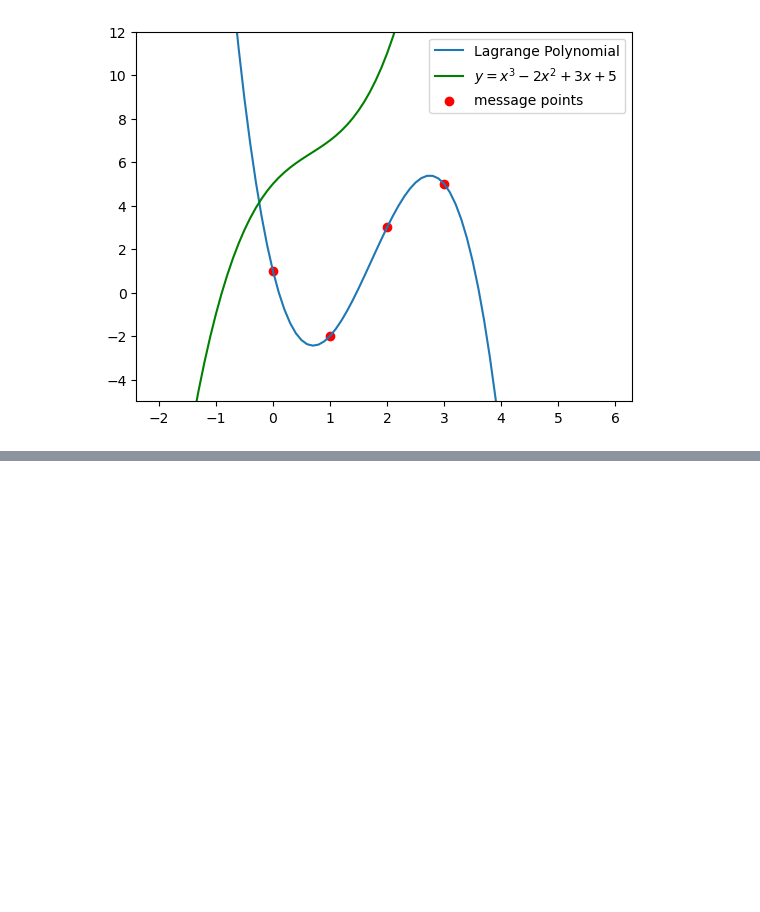
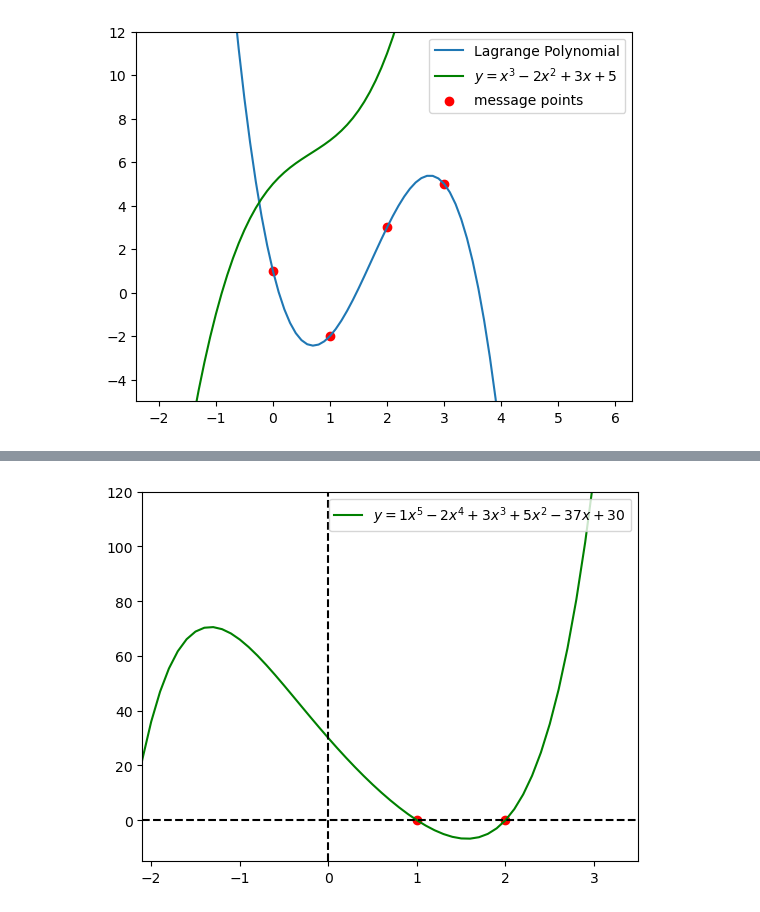
Before and after one commit to SumeetKul/qrcodes, a Jupyter notebook: ErrorCorrection.ipynb, the cells around one changed output, grey strips where cells are left out. Saved outputs shown, nothing was run; the diff lists cells and outputs as text; code cells hidden in the pictures; blank space fills up the shorter version.

```diff
--- a/ErrorCorrection.ipynb
+++ b/ErrorCorrection.ipynb
@@ -134,0 +149,14 @@ plt.show()
+# %%
+x = np.arange(-2.5,6,0.1)
+y = x**5 - 2*x**4 + 3*x**3 + 5*x**2 - 37*x + 30
+
+plt.plot(x, y, c='green', label=r'$y = 1x^5 - 2x^4 +3x^3 +5x^2 - 37x + 30$')
+plt.axhline(y=0, c='k', linestyle='--')
+plt.axvline(x=0, c='k', linestyle='--')
+plt.scatter([1,2],[0,0],c='red')
+plt.xlim(-2.1,3.5)
+plt.ylim(-15,120)
+plt.legend()
+plt.show()
+# %% [output]
+[figure, added]
```
Also changed, not shown: parts of 5 cells of this notebook.
